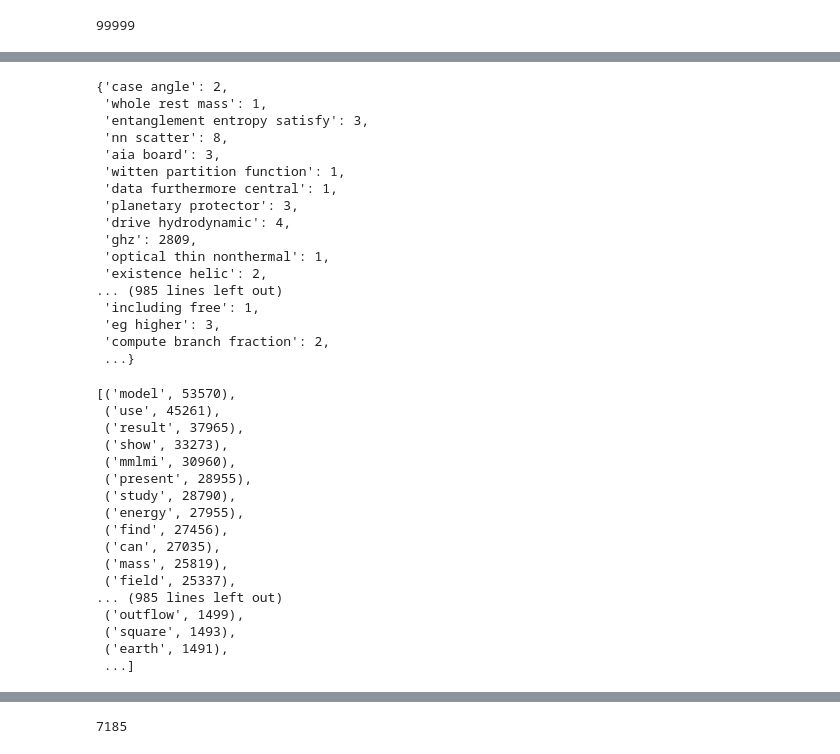
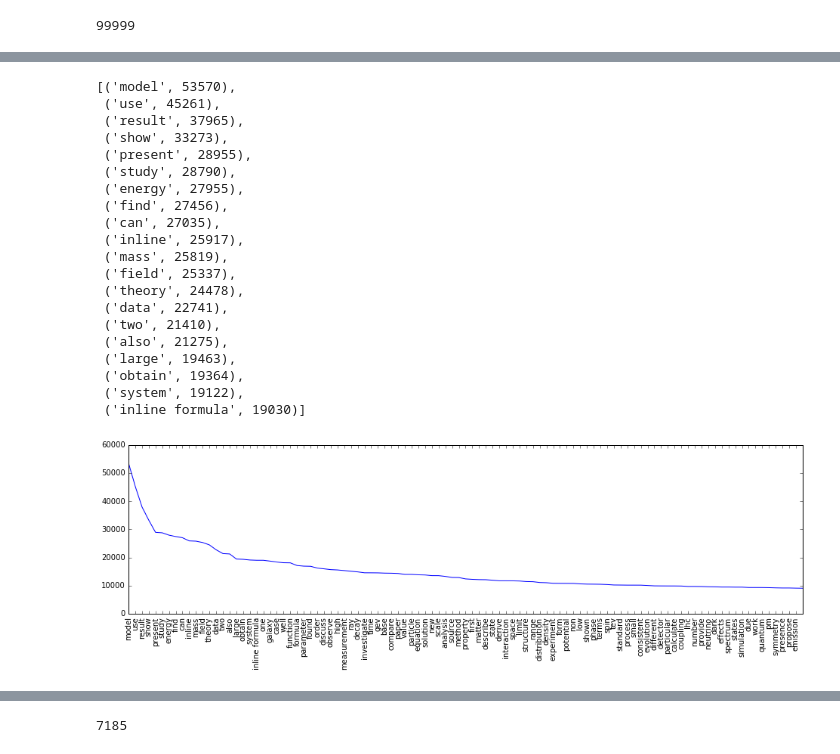
Before and after one commit to inspirehep/invenio-trends, a Jupyter notebook: research/Termvectors.ipynb, the cells around one changed output, grey strips where cells are left out. Drawn from its saved outputs; the diff is of its cells as text; code cells hidden in the pictures.

```diff
--- a/research/Termvectors.ipynb
+++ b/research/Termvectors.ipynb
@@ -40,40 +40,35 @@ len(word_freq)
-# %%
-word_freq
-# %% [output]
-{'case angle': 2,
- 'whole rest mass': 1,
- 'entanglement entropy satisfy': 3,
- 'nn scatter': 8,
- 'aia board': 3,
- 'witten partition function': 1,
- 'data furthermore central': 1,
- 'planetary protector': 3,
- 'drive hydrodynamic': 4,
- 'ghz': 2809,
- 'optical thin nonthermal': 1,
- 'existence helic': 2,
-... (985 lines left out)
- 'including free': 1,
- 'eg higher': 3,
- 'compute branch fraction': 2,
- ...}
 # %%
-sorted(word_freq.items(), key=lambda x: -x[1])
+word_ordered = sorted(word_freq.items(), key=lambda x: -x[1])
+word_ordered[:20]
 # %% [output]
 [('model', 53570),
  ('use', 45261),
  ('result', 37965),
  ('show', 33273),
- ('mmlmi', 30960),
  ('present', 28955),
  ('study', 28790),
  ('energy', 27955),
  ('find', 27456),
  ('can', 27035),
+ ('inline', 25917),
  ('mass', 25819),
  ('field', 25337),
-... (985 lines left out)
- ('outflow', 1499),
- ('square', 1493),
- ('earth', 1491),
- ...]
+ ('theory', 24478),
+ ('data', 22741),
+ ('two', 21410),
+ ('also', 21275),
+ ('large', 19463),
+ ('obtain', 19364),
+ ('system', 19122),
+ ('inline formula', 19030)]
+# %%
+x, y = zip(*word_ordered)
+# %%
+def plot_interval(x, y, start=0, count=100):
+    plt.xlim(start, start + count)
+    plt.xticks(range(start, start + count), x[start:start + count], rotation=90)
+    plt.plot(y)
+# %%
+plot_interval(x, y)
+# %% [output]
+[figure, added]
```
Also changed, not shown: parts of 5 cells of this notebook, 1 other file.
